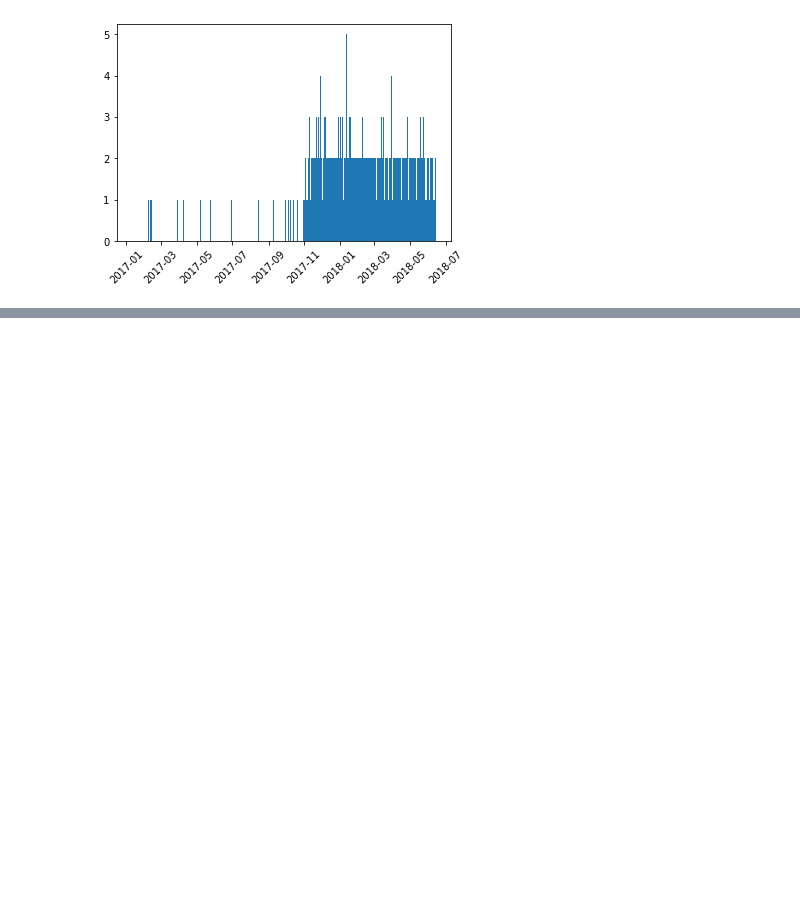
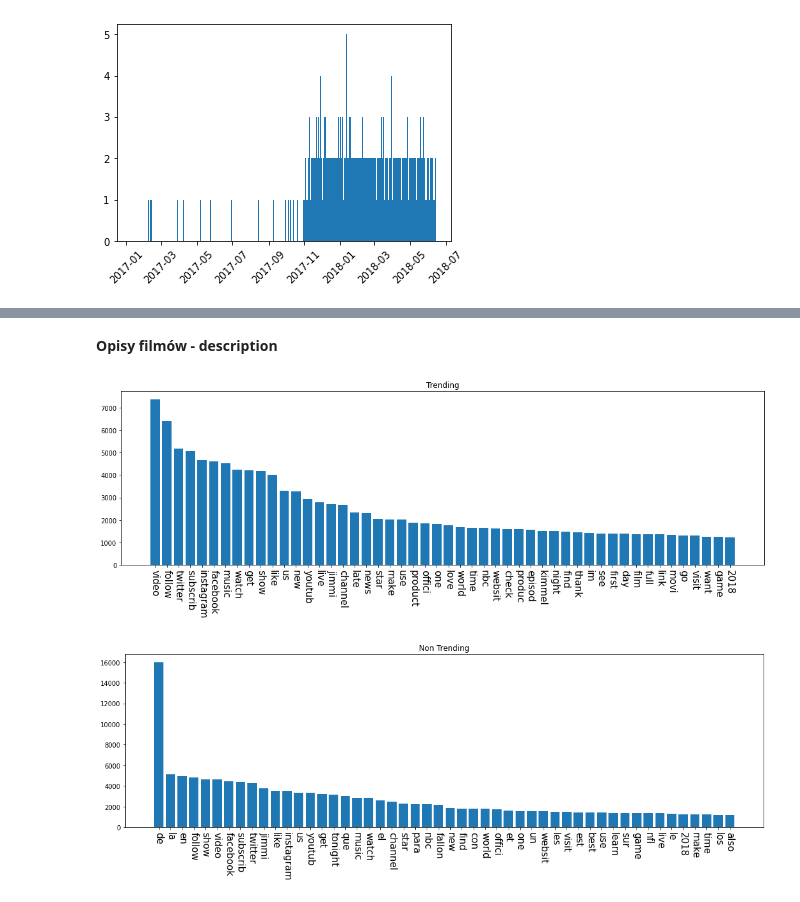
Before and after one commit to DominikKossinski/PED, a Jupyter notebook: notebooks/PED_5.ipynb, the cells around one changed output, grey strips where cells are left out. Drawn from its saved outputs; the diff is of its cells as text; code cells hidden in the pictures; blank space fills up the shorter version.

```diff
--- a/notebooks/PED_5.ipynb
+++ b/notebooks/PED_5.ipynb
@@ -159,0 +225,7 @@ plt.show()
+# %% [markdown]
+**Opisy filmów - description**
+# %%
+plot_tokenized_stats("description")
+# %% [output]
+[figure, added]
+[figure, added]
```
Also changed, not shown: parts of 14 cells of this notebook, 8 other files.
